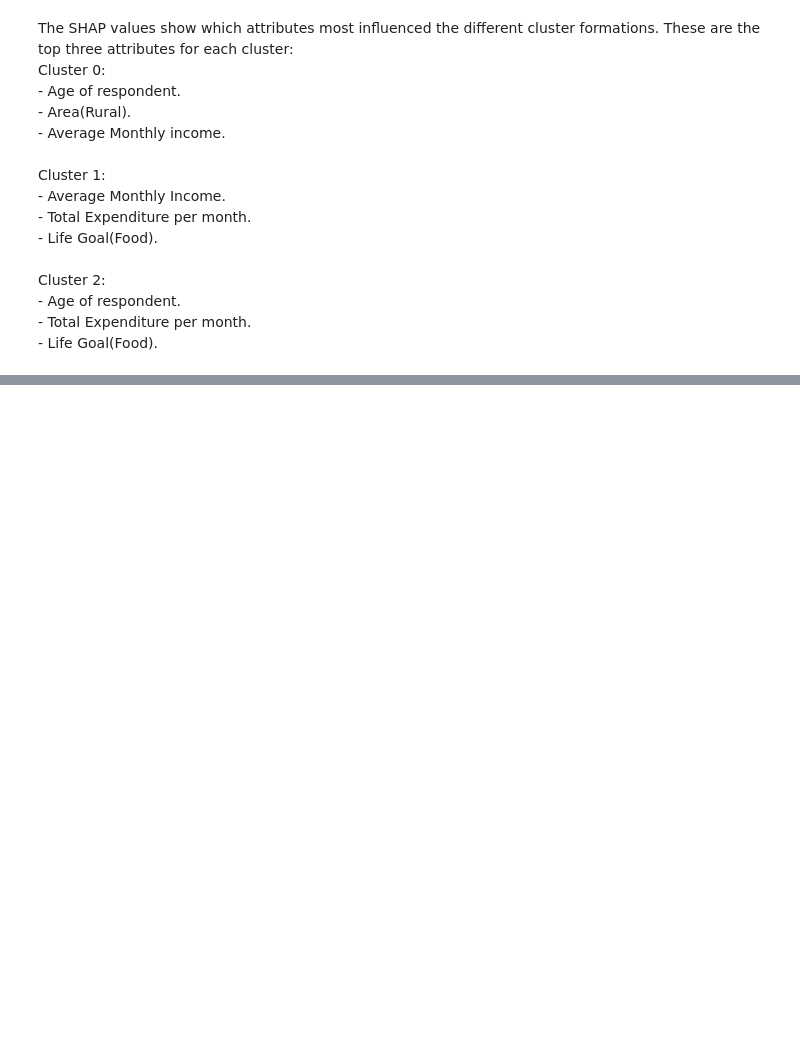
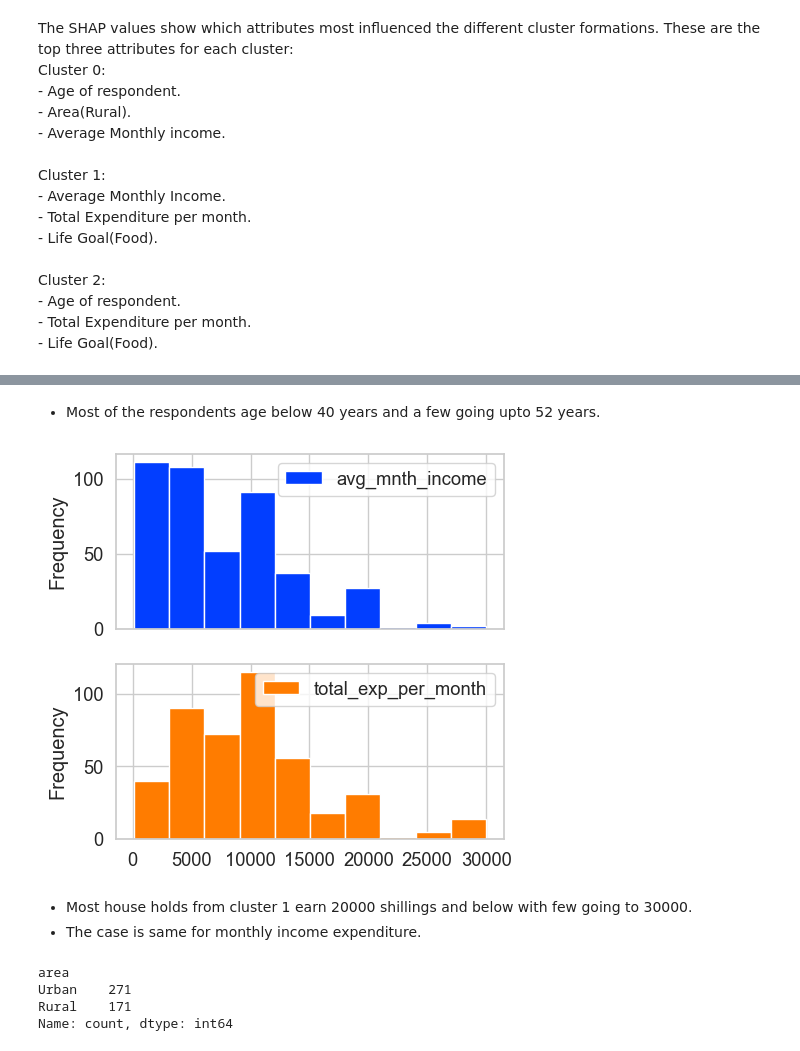
Before and after one commit to BonfaceGabriel/Insurance-prediction, a Jupyter notebook: test.ipynb, the cells around one changed output, grey strips where cells are left out. Drawn from its saved outputs; the diff is of its cells as text; code cells hidden in the pictures; blank space fills up the shorter version.

```diff
--- a/test.ipynb
+++ b/test.ipynb
@@ -796,0 +806,4 @@ cluster1.groupby('Clusters')[['avg_mnth_income', 'total_exp_per_month', 'age_of_
+# %%
+# numerical attributes
+cluster1_num = cluster1[['age_of_respondent', 'avg_mnth_income', 'total_exp_per_month']]
+cluster1_num.describe()
@@ -797,3 +832,21 @@ cluster1.groupby('Clusters')[['avg_mnth_income', 'total_exp_per_month', 'age_of_
+# %% [markdown]
+- Most of the respondents age below 40 years and a few going upto 52 years.
+# %%
+cluster1_num[['avg_mnth_income', 'total_exp_per_month']].plot(subplots=True, kind='hist')
+plt.show()
+# %% [output]
+[figure, added]
+# %% [markdown]
+- Most house holds from cluster 1 earn 20000 shillings and below with few going to 30000.
+- The case is same for monthly income expenditure.
+# %%
+# Area
+cluster1['area'].value_counts()
+# %% [output]
+area
+Urban    271
+Rural    171
+Name: count, dtype: int64
 # %%
 #monthly expenditure
 nakuru_df['livestock_ownership'] = nakuru_df['livestock_ownership'].astype('int')
```
Also changed, not shown: parts of 8 cells of this notebook.
